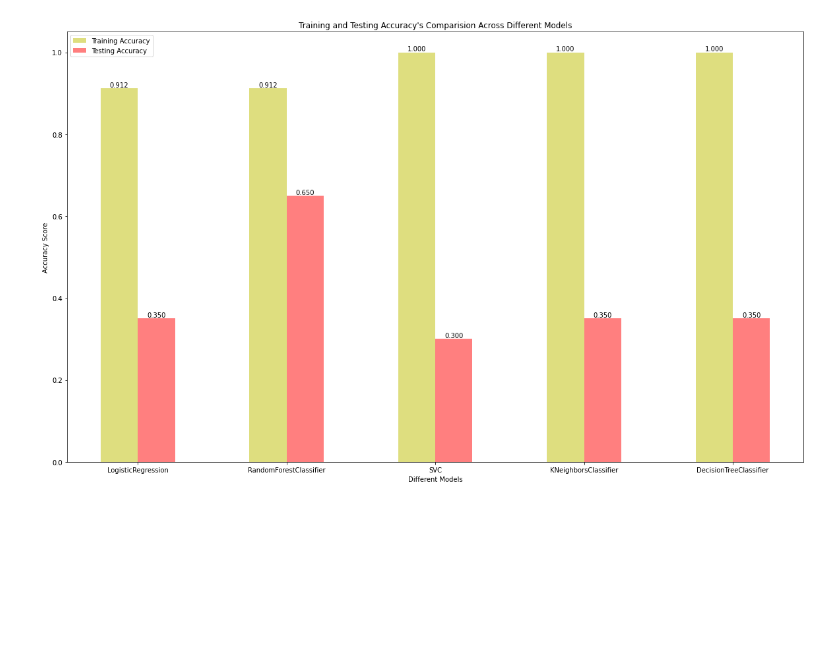
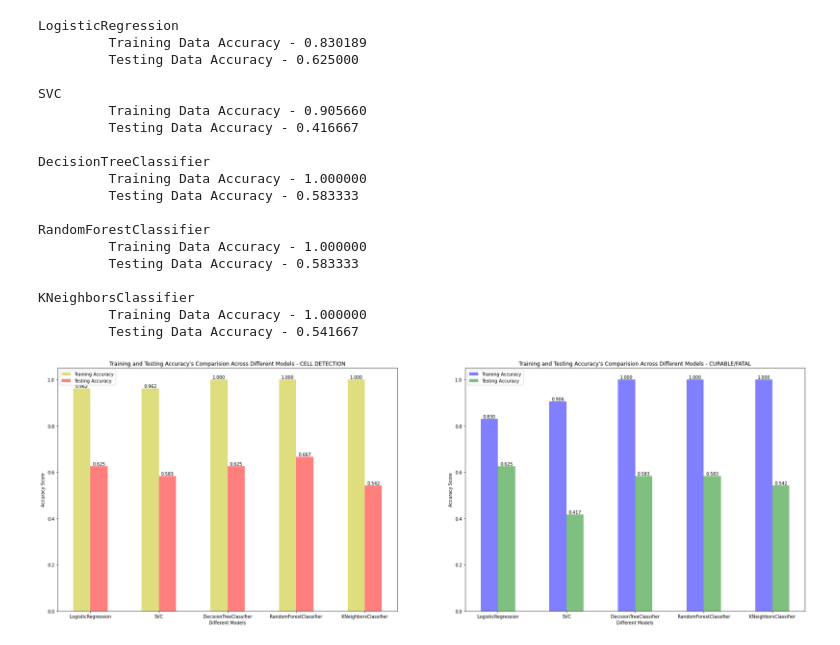
Before and after one commit to Roopesh-DMahanthi/lymphoma-cell-detection, a Jupyter notebook: Lymphoma_Cell_Detection.ipynb, the cells around one changed output. Drawn from its saved outputs; the diff is of its cells as text; code cells hidden in the pictures; blank space fills up the shorter version.

```diff
--- a/Lymphoma_Cell_Detection.ipynb
+++ b/Lymphoma_Cell_Detection.ipynb
@@ -91 +130,7 @@ dict.update( {models[4] : { accu_types[0] : accu_trn , accu_types[1] : accu_tst}
+# %%
+obj = KnnC(n_neighbors=10,weights='distance',metric='minkowski')
+obj.fit(X_trn,y_trn2)
+accu_trn = accuracy_score(obj.predict(X_trn) ,y_trn2)
+accu_tst = accuracy_score(obj.predict(X_tst) ,y_tst2)
+dict2.update( {models[4] : { accu_types[0] : accu_trn , accu_types[1] : accu_tst}})
 # %%
@@ -123,19 +168,68 @@ KNeighborsClassifier
+# %%
+trn_accs2=[]
+tst_accs2=[]
+for k,v in dict2.items():
+  print(k)
+  for k2,v2 in v.items():
+    print("\t %s - %f"%(k2,v2))
+    if(k2==accu_types[0]):
+      trn_accs2.append(v2)
+    else:
+      tst_accs2.append(v2)
+  print()
+# %% [output]
+LogisticRegression
+         Training Data Accuracy - 0.830189
+         Testing Data Accuracy - 0.625000
+
+SVC
+         Training Data Accuracy - 0.905660
+         Testing Data Accuracy - 0.416667
+
+DecisionTreeClassifier
+         Training Data Accuracy - 1.000000
+         Testing Data Accuracy - 0.583333
+
+RandomForestClassifier
+         Training Data Accuracy - 1.000000
+         Testing Data Accuracy - 0.583333
+
+KNeighborsClassifier
+         Training Data Accuracy - 1.000000
+         Testing Data Accuracy - 0.541667
 # %%
-plt.figure(figsize=(20,12))
+plt.figure(figsize=(30,10))
+plt.subplot(1,2,1)
 def autolabel(rects):
     for rect in rects:
         height = rect.get_height()
         plt.text(rect.get_x() + rect.get_width()/2., height,'%.3f' %float(round(height,3)),ha='center', va='bottom')
 ind = np.arange(len(models))
-trn_bar = plt.bar(ind, trn_accs, 0.25,alpha=0.5,color='y',label='Training Accuracy')
+trn_bar = plt.bar(ind, trn_accs1, 0.25,alpha=0.5,color='y',label='Training Accuracy')
 autolabel(trn_bar)
-tst_bar = plt.bar(ind + 0.25, tst_accs, 0.25,alpha=0.5,color='r',label='Testing Accuracy')
+tst_bar = plt.bar(ind + 0.25, tst_accs1, 0.25,alpha=0.5,color='r',label='Testing Accuracy')
 autolabel(tst_bar)
 plt.xlabel('Different Models')
 plt.ylabel('Accuracy Score')
-plt.title("Training and Testing Accuracy's Comparision Across Different Models")
-plt.xticks(ind + 0.125, set(models))
+plt.title("Training and Testing Accuracy's Comparision Across Different Models - CELL DETECTION")
+plt.xticks(ind + 0.125, models)
+plt.legend()
+plt.subplot(1,2,2)
+#plt.figure(figsize=(20,12))
+def autolabel(rects):
+    for rect in rects:
+        height = rect.get_height()
+        plt.text(rect.get_x() + rect.get_width()/2., height,'%.3f' %float(round(height,3)),ha='center', va='bottom')
+ind = np.arange(len(models))
+trn_bar = plt.bar(ind, trn_accs2, 0.25,alpha=0.5,color='b',label='Training Accuracy')
+autolabel(trn_bar)
+tst_bar = plt.bar(ind + 0.25, tst_accs2, 0.25,alpha=0.5,color='g',label='Testing Accuracy')
+autolabel(tst_bar)
+plt.xlabel('Different Models')
+plt.ylabel('Accuracy Score')
+plt.title("Training and Testing Accuracy's Comparision Across Different Models - CURABLE/FATAL")
+plt.xticks(ind + 0.125, models)
 plt.legend()
 plt.show()
 # %% [output]
-[figure, old version]
+[figure, new version]
```
Also changed, not shown: parts of 22 cells of this notebook.
